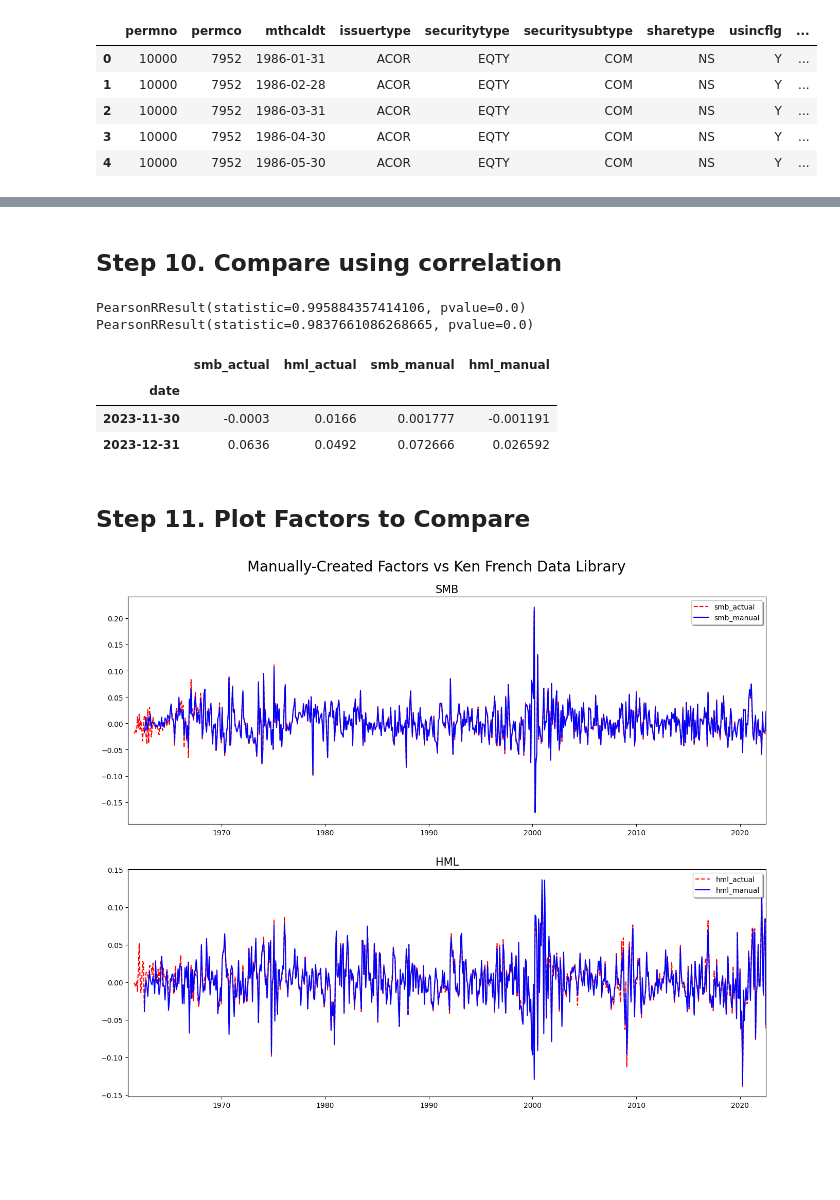
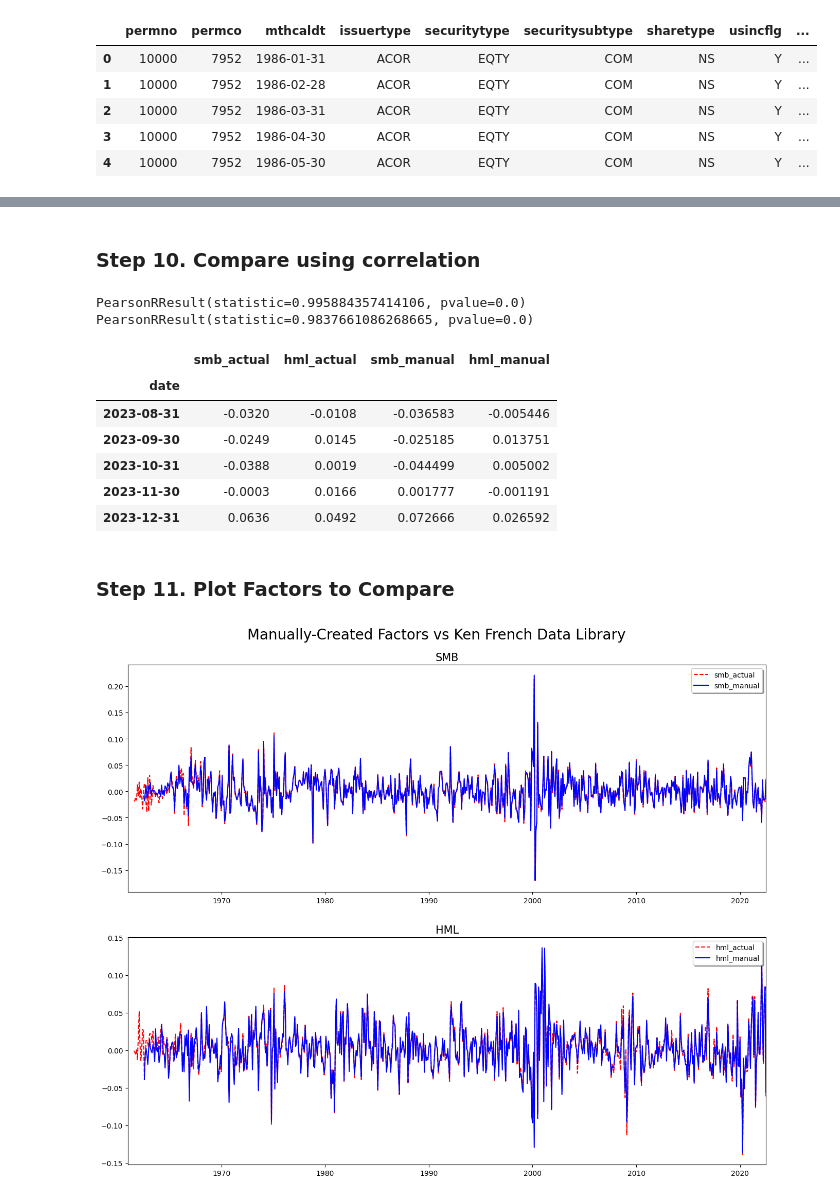
Before and after one commit to finm-32900/finm-32900.github.io, a Jupyter notebook: _sources/output/_04_Fama_French_1993.ipynb, the cells around one changed output, grey strips where cells are left out. Saved outputs shown, nothing was run; the diff lists cells and outputs as text; code cells hidden in the pictures; blank space fills up the shorter version.

```diff
--- a/_sources/output/_04_Fama_French_1993.ipynb
+++ b/_sources/output/_04_Fama_French_1993.ipynb
@@ -165 +215,5 @@ vwret, vwret_n = calc_Fama_French_1993_factors.create_fama_french_portfolios(ccm
+# %%
+# create_fama_french_portfolios puts it all together and then uses
+# the weights to create the portfolios
+vwret, vwret_n = calc_Fama_French_1993.create_fama_french_portfolios(data_dir=DATA_DIR)
 # %% [markdown]
@@ -169,5 +223,5 @@ vwret, vwret_n = calc_Fama_French_1993_factors.create_fama_french_portfolios(ccm
 
 The value factor, High minus Low (HML) , is the difference between the average return on the two High book-to-market equity portfolios and the average return on the two Low book-to-market equity portfolios. For comparison purpose, we also calculate the number of firms in each portfolio."
 # %%
-ff_factors, ff_nfirms = calc_Fama_French_1993_factors.create_factors_from_portfolios(vwret, vwret_n)
+ff_factors, ff_nfirms = calc_Fama_French_1993.create_factors_from_portfolios(vwret, vwret_n)
 # %% [markdown]
@@ -182,11 +236,11 @@ actual_ff = actual_ff[["date", "smb", "hml"]]
 # %%
-ff_compare = pd.merge(actual_ff, ff_factors[["date", "WSMB", "WHML"]], how="inner", on="date")
+ff_compare = pd.merge(actual_ff, ff_factors[["date", "SMB", "HML"]], how="inner", on="date")
 
 ff_compare = ff_compare.rename(columns={
     "smb": "smb_actual",
     "hml": "hml_actual",
-    "WSMB": "smb_manual",
-    "WHML": "hml_manual",
+    "SMB": "smb_manual",
+    "HML": "hml_manual",
     })
 
 ff_compare_post_1970 = ff_compare[ff_compare["date"] >= "01/01/1970"]
@@ -196,5 +260,5 @@ ff_compare_post_1970.set_index("date", inplace=True)
 # %% [markdown]
-## Step 10. Compare using correlation
+### Step 10. Compare using correlation
 # %%
 print(stats.pearsonr(ff_compare_post_1970["smb_actual"], ff_compare_post_1970["smb_manual"]))
 print(stats.pearsonr(ff_compare_post_1970["hml_actual"], ff_compare_post_1970["hml_manual"]))
@@ -202,14 +266,17 @@ print(stats.pearsonr(ff_compare_post_1970["hml_actual"], ff_compare_post_1970["h
 PearsonRResult(statistic=0.995884357414106, pvalue=0.0)
 PearsonRResult(statistic=0.9837661086268665, pvalue=0.0)
 # %%
-ff_compare.tail(2)
+ff_compare.tail()
 # %% [output]
 |  | smb_actual | hml_actual | smb_manual | hml_manual |
 | date |  |  |  |  |
+| 2023-08-31 | -0.0320 | -0.0108 | -0.036583 | -0.005446 |
+| 2023-09-30 | -0.0249 | 0.0145 | -0.025185 | 0.013751 |
+| 2023-10-31 | -0.0388 | 0.0019 | -0.044499 | 0.005002 |
 | 2023-11-30 | -0.0003 | 0.0166 | 0.001777 | -0.001191 |
 | 2023-12-31 | 0.0636 | 0.0492 | 0.072666 | 0.026592 |
 # %% [markdown]
-## Step 11. Plot Factors to Compare
+### Step 11. Plot Factors to Compare
 # %%
 plt.figure(figsize=(16, 12))
 plt.suptitle("Manually-Created Factors vs Ken French Data Library", fontsize=20)
```
Also changed, not shown: parts of 24 cells of this notebook, 48 other files.
